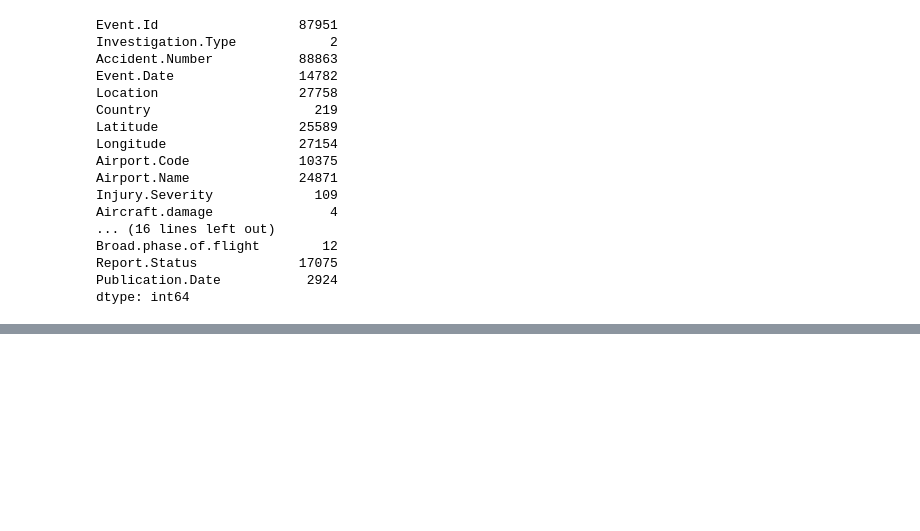
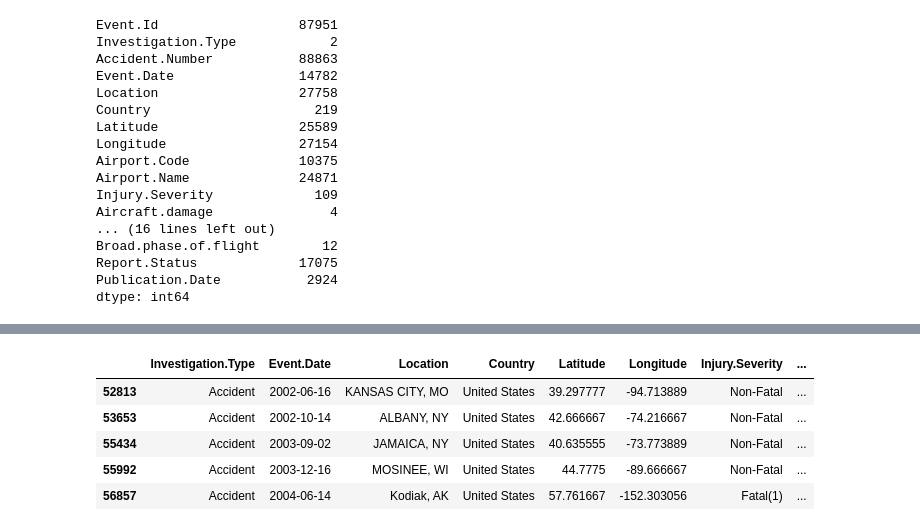
Before and after one commit to Shemnderitu/Aviationproject, a Jupyter notebook: Aircraftanalysis.ipynb, the cells around one changed output, grey strips where cells are left out. Saved outputs shown, nothing was run; the diff lists cells and outputs as text; code cells hidden in the pictures; blank space fills up the shorter version.

Commit message:
Data cleaning

```diff
--- a/Aircraftanalysis.ipynb
+++ b/Aircraftanalysis.ipynb
@@ -132,0 +140,3 @@ Name: Location, dtype: int64
+# %%
+#Handle missing values in the dataset by dropping rows with missing values
+aviation_data = aviation_data.dropna(subset = ['Event.Id', 'Airport.Code', 'Airport.Name', 'Registration.Number', 'FAR.Description', 'Air.carrier', 'Report.Status', 'Publication.Date', 'Latitude', 'Longitude', 'Injury.Severity', 'Aircraft.damage', 'Aircraft.Category', 'Make', 'Model', 'Number.of.Engines', 'Engine.Type'])
@@ -132,0 +164,4 @@ Name: Location, dtype: int64
+# %%
+# Drop irrelevant columns
+columns_to_drop = ['Event.Id', 'Airport.Code', 'Airport.Name', 'Registration.Number', 'FAR.Description', 'Air.carrier', 'Report.Status', 'Publication.Date', 'Accident.Number', 'Schedule', 'Broad.phase.of.flight']
+aviation_data = aviation_data.drop(columns=[col for col in columns_to_drop if col in aviation_data.columns])
@@ -132,0 +189,12 @@ Name: Location, dtype: int64
+# %%
+# Display all the columns in the dataset to understand its structure better
+pd.set_option('display.max_columns',20)
+# %%
+aviation_data.head()
+# %% [output]
+|  | Investigation.Type | Event.Date | Location | Country | Latitude | Longitude | Injury.Severity | ... |
+| 52813 | Accident | 2002-06-16 | KANSAS CITY, MO | United States | 39.297777 | -94.713889 | Non-Fatal | ... |
+| 53653 | Accident | 2002-10-14 | ALBANY, NY | United States | 42.666667 | -74.216667 | Non-Fatal | ... |
+| 55434 | Accident | 2003-09-02 | JAMAICA, NY | United States | 40.635555 | -73.773889 | Non-Fatal | ... |
+| 55992 | Accident | 2003-12-16 | MOSINEE, WI | United States | 44.7775 | -89.666667 | Non-Fatal | ... |
+| 56857 | Accident | 2004-06-14 | Kodiak, AK | United States | 57.761667 | -152.303056 | Fatal(1) | ... |
```
Also changed, not shown: parts of 12 cells of this notebook.
